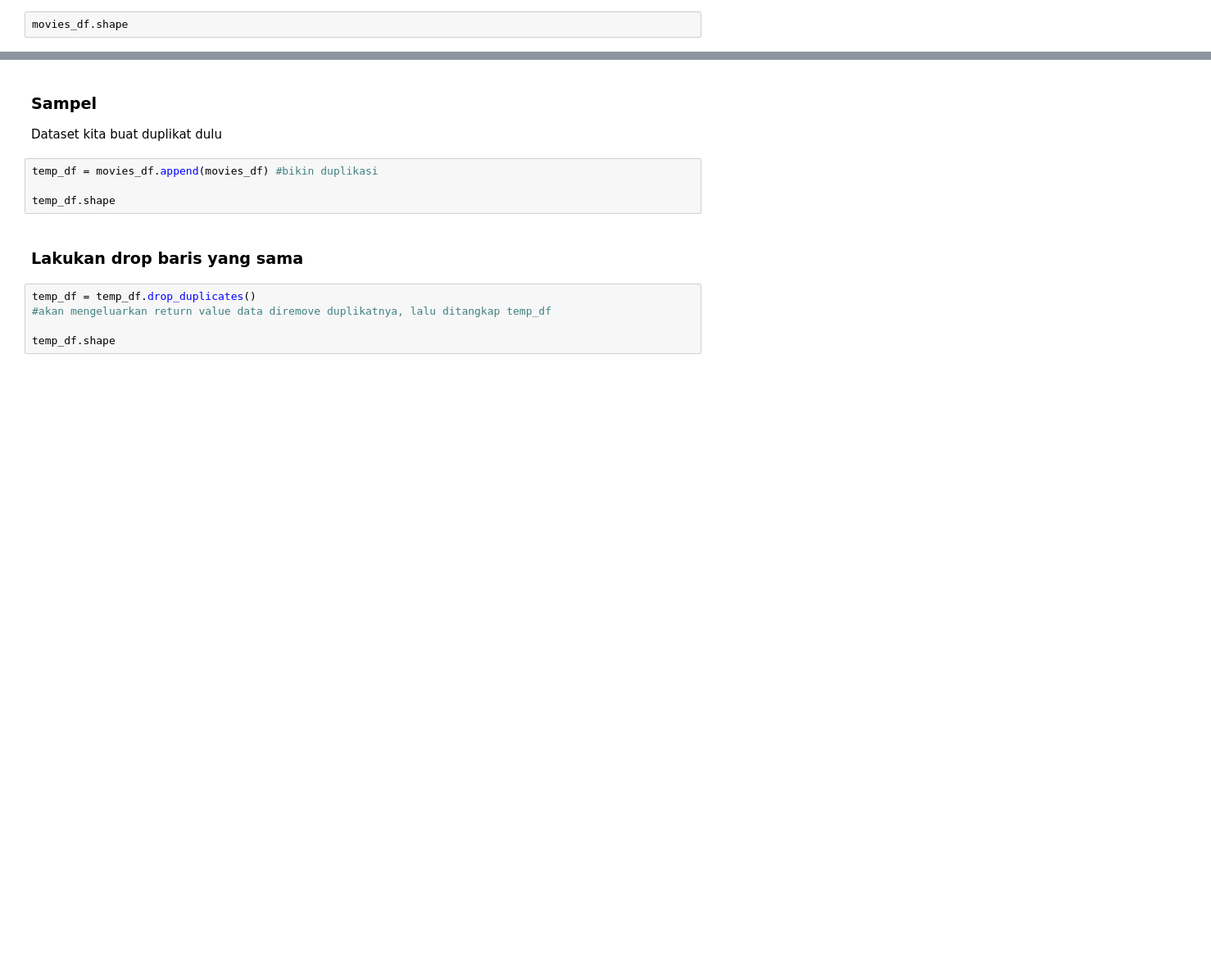
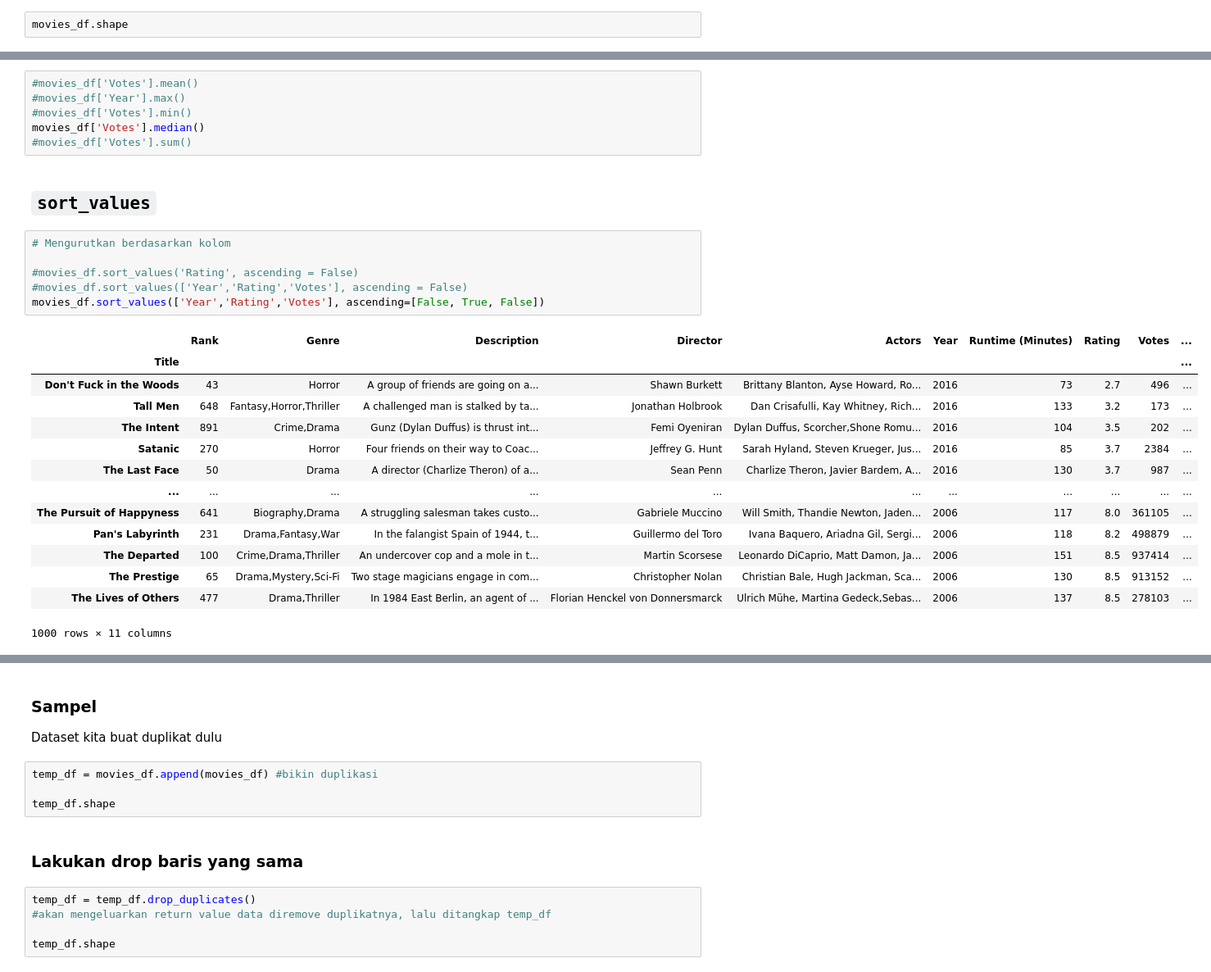
Before and after one commit to ferdinand-winstein/py-dts, a Jupyter notebook: Extra Courses/Pandas/Python Extra Courses - Pandas.ipynb, the cells around one changed output, grey strips where cells are left out. Shown: that part at 82% size. Saved outputs shown, nothing was run; the diff lists cells and outputs as text; blank space fills up the shorter version.

```diff
--- a/Extra Courses/Pandas/Python Extra Courses - Pandas.ipynb
+++ b/Extra Courses/Pandas/Python Extra Courses - Pandas.ipynb
@@ -181,0 +267,29 @@ movies_df.shape
+# %%
+#movies_df['Votes'].mean()
+#movies_df['Year'].max()
+#movies_df['Votes'].min()
+movies_df['Votes'].median()
+#movies_df['Votes'].sum()
+# %% [markdown]
+## `sort_values`
+# %%
+# Mengurutkan berdasarkan kolom
+
+#movies_df.sort_values('Rating', ascending = False)
+#movies_df.sort_values(['Year','Rating','Votes'], ascending = False)
+movies_df.sort_values(['Year','Rating','Votes'], ascending=[False, True, False])
+# %% [output]
+|  | Rank | Genre | Description | Director | Actors | Year | Runtime (Minutes) | Rating | Votes | ... |
+| Title |  |  |  |  |  |  |  |  |  | ... |
+| Don't Fuck in the Woods | 43 | Horror | A group of friends are going on a... | Shawn Burkett | Brittany Blanton, Ayse Howard, Ro... | 2016 | 73 | 2.7 | 496 | ... |
+| Tall Men | 648 | Fantasy,Horror,Thriller | A challenged man is stalked by ta... | Jonathan Holbrook | Dan Crisafulli, Kay Whitney, Rich... | 2016 | 133 | 3.2 | 173 | ... |
+| The Intent | 891 | Crime,Drama | Gunz (Dylan Duffus) is thrust int... | Femi Oyeniran | Dylan Duffus, Scorcher,Shone Romu... | 2016 | 104 | 3.5 | 202 | ... |
+| Satanic | 270 | Horror | Four friends on their way to Coac... | Jeffrey G. Hunt | Sarah Hyland, Steven Krueger, Jus... | 2016 | 85 | 3.7 | 2384 | ... |
+| The Last Face | 50 | Drama | A director (Charlize Theron) of a... | Sean Penn | Charlize Theron, Javier Bardem, A... | 2016 | 130 | 3.7 | 987 | ... |
+| ... | ... | ... | ... | ... | ... | ... | ... | ... | ... | ... |
+| The Pursuit of Happyness | 641 | Biography,Drama | A struggling salesman takes custo... | Gabriele Muccino | Will Smith, Thandie Newton, Jaden... | 2006 | 117 | 8.0 | 361105 | ... |
+| Pan's Labyrinth | 231 | Drama,Fantasy,War | In the falangist Spain of 1944, t... | Guillermo del Toro | Ivana Baquero, Ariadna Gil, Sergi... | 2006 | 118 | 8.2 | 498879 | ... |
+| The Departed | 100 | Crime,Drama,Thriller | An undercover cop and a mole in t... | Martin Scorsese | Leonardo DiCaprio, Matt Damon, Ja... | 2006 | 151 | 8.5 | 937414 | ... |
+| The Prestige | 65 | Drama,Mystery,Sci-Fi | Two stage magicians engage in com... | Christopher Nolan | Christian Bale, Hugh Jackman, Sca... | 2006 | 130 | 8.5 | 913152 | ... |
+| The Lives of Others | 477 | Drama,Thriller | In 1984 East Berlin, an agent of ... | Florian Henckel von Donnersmarck | Ulrich Mühe, Martina Gedeck,Sebas... | 2006 | 137 | 8.5 | 278103 | ... |
+1000 rows × 11 columns
```
Also changed, not shown: parts of 109 cells of this notebook, 6 other files.
